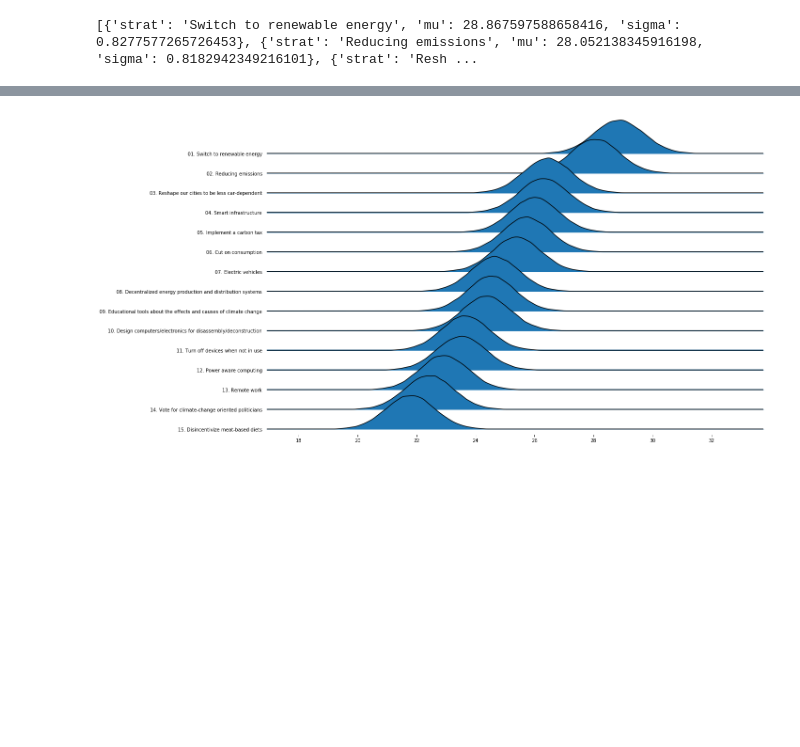
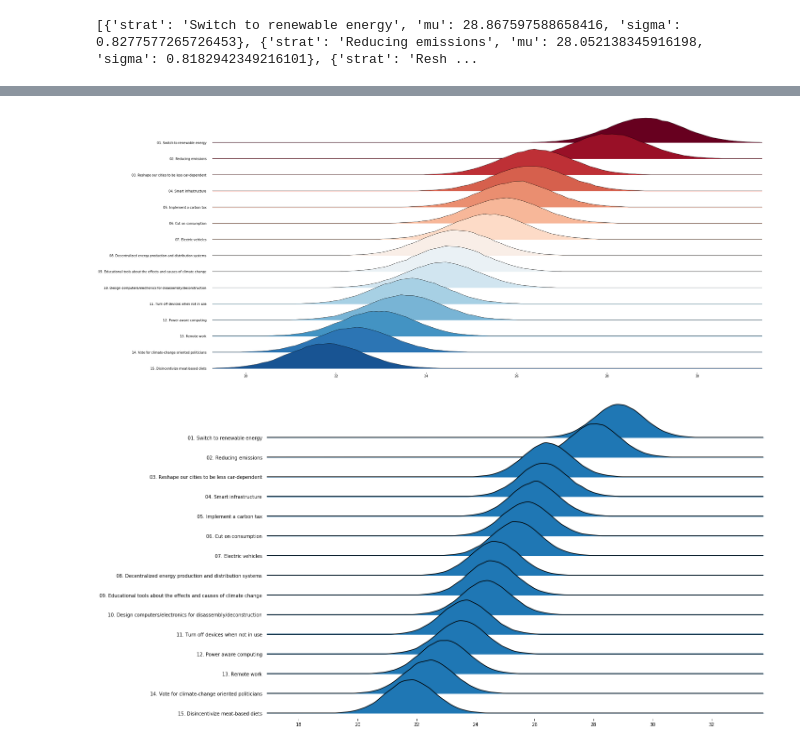
Before and after one commit to caluap/HCIN600-P2-Data_analysis, a Jupyter notebook: Unknown pleasures (General).ipynb, the cells around one changed output, grey strips where cells are left out. Saved outputs shown, nothing was run; the diff lists cells and outputs as text; code cells hidden in the pictures; blank space fills up the shorter version.

```diff
--- a/Unknown pleasures (General).ipynb
+++ b/Unknown pleasures (General).ipynb
@@ -90,3 +90,15 @@ fig, axes = joypy.joyplot(df, by="Strategy",
+# %%
+%matplotlib inline
+
+from matplotlib import cm
+
+fig, axes = joypy.joyplot(df, by="Strategy",
+                          grid=False, colormap=cm.RdBu, linewidth=0.75, x_range=[19.2,31.5],
+                          legend=False, overlap=1, figsize=(30,12), kind="counts", bins=100)
+
+fig.savefig("rank_general.svg")
+# %% [output]
+[figure, added]
 # %%
 %matplotlib inline
 
```
Also changed, not shown: parts of 3 cells of this notebook, 6 other files.
